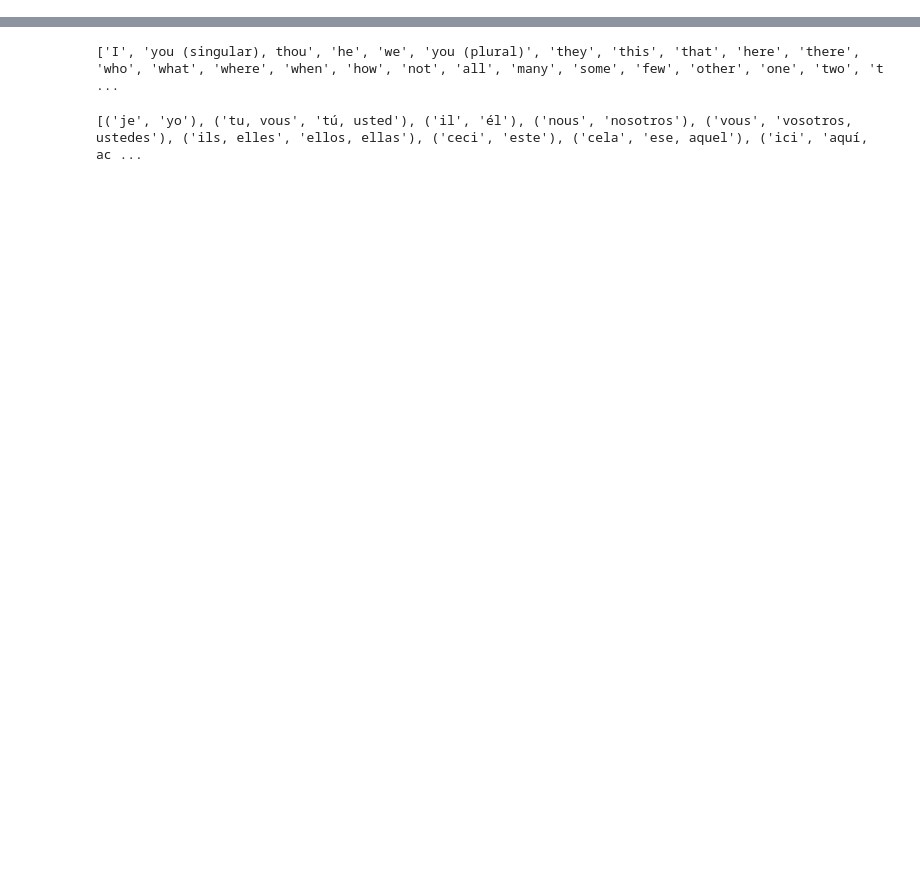
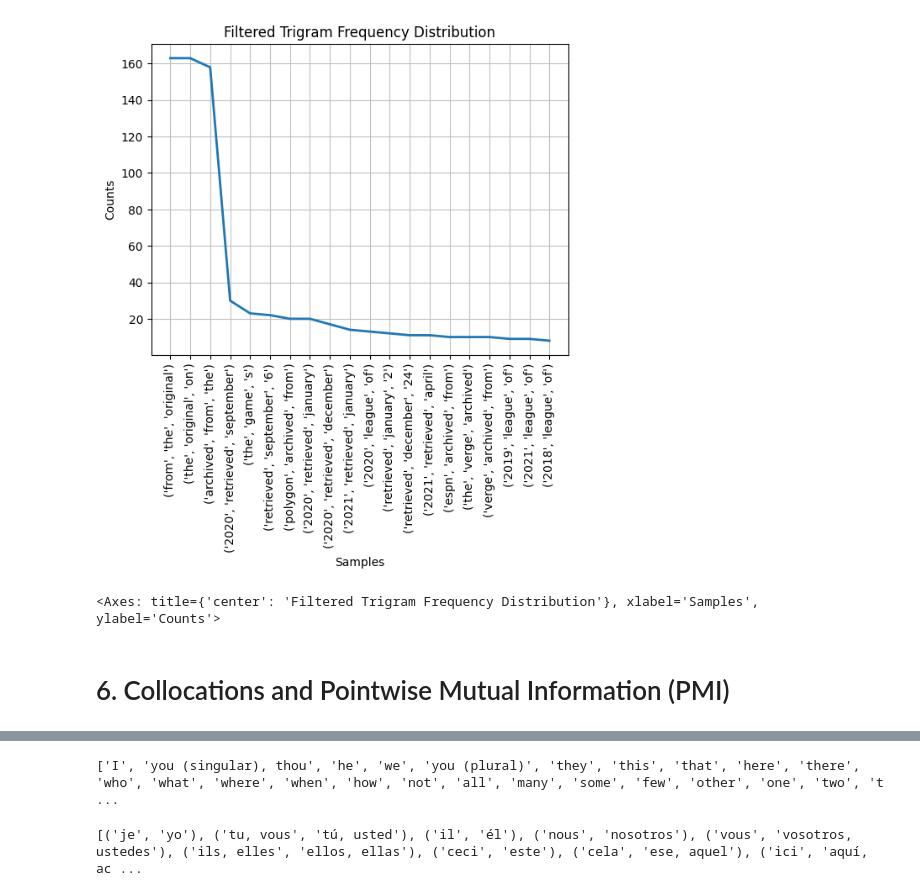
Before and after one commit to diegomorenom/NLP_Foundations_LoL_Wikipedia, a Jupyter notebook: NPL_Foundations_to_League_of_Legends_Wikipedia.ipynb, the cells around one changed output, grey strips where cells are left out. Drawn from its saved outputs; the diff is of its cells as text; code cells hidden in the pictures; blank space fills up the shorter version.

```diff
--- a/NPL_Foundations_to_League_of_Legends_Wikipedia.ipynb
+++ b/NPL_Foundations_to_League_of_Legends_Wikipedia.ipynb
@@ -510,0 +231,10 @@ print(swadesh.fileids())
+# %%
+# Filtered Bigrams (length-based)
+filtered_trigrams = [trigram for trigram in trigrams if len(trigram[0]) > 2 and len(trigram[1]) > 2]
+filtered_trigram_dist = nltk.FreqDist(filtered_trigrams)
+filtered_trigram_dist.plot(20, title="Filtered Trigram Frequency Distribution")
+# %% [output]
+[figure, added]
+<Axes: title={'center': 'Filtered Trigram Frequency Distribution'}, xlabel='Samples', ylabel='Counts'>
+# %% [markdown]
+# 6. Collocations and Pointwise Mutual Information (PMI)
```
Also changed, not shown: parts of 135 cells of this notebook.
